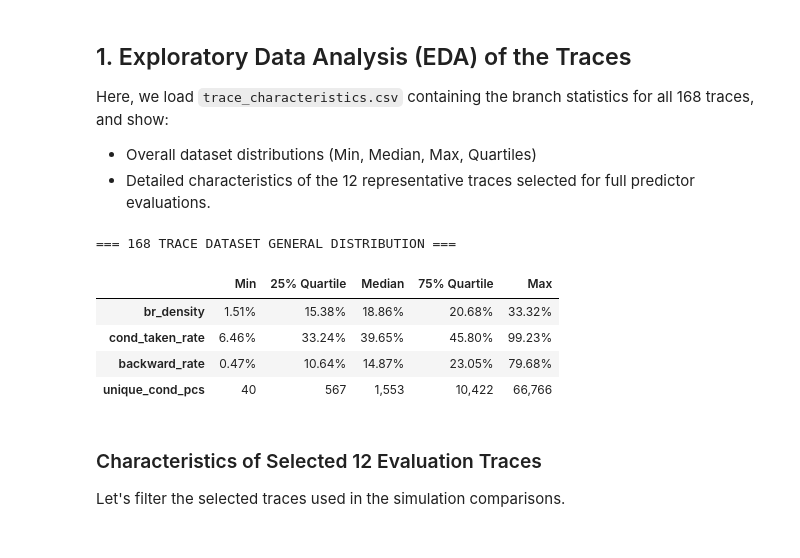
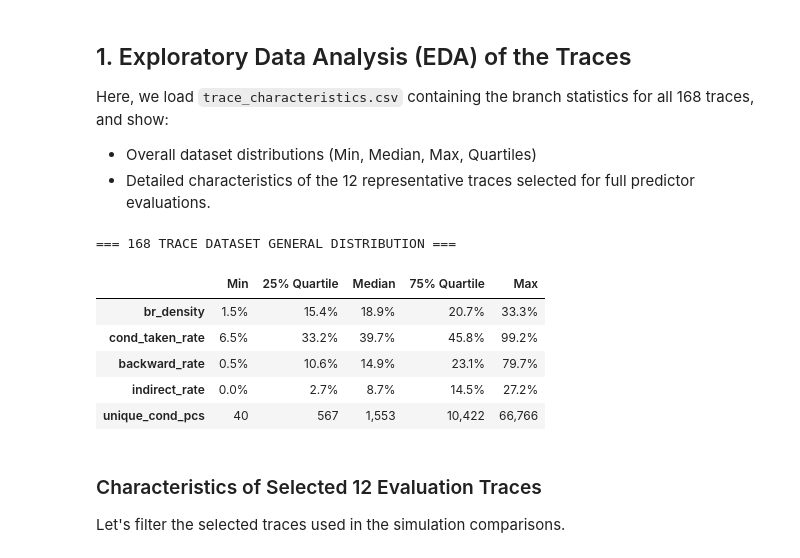
Before and after one commit to AlessandroGhiotto/cbp-ng-26, a Jupyter notebook: profiling/CBP_Predictor_Analysis.ipynb, the cells around one changed output. Cells and saved outputs as stored; diff of their text form; code cells hidden in the pictures.

```diff
--- a/profiling/CBP_Predictor_Analysis.ipynb
+++ b/profiling/CBP_Predictor_Analysis.ipynb
@@ -28,27 +28,32 @@ Here, we load `trace_characteristics.csv` containing the branch statistics for a
 # %%
 # Load trace characteristics
 df_traces = pd.read_csv(TRACE_CHAR_CSV)
 
 # Compute general statistics over the whole set of 168 traces
-summary_metrics = ['br_density', 'cond_taken_rate', 'backward_rate', 'unique_cond_pcs']
+summary_metrics = ['br_density', 'cond_taken_rate', 'backward_rate', 'indirect_rate', 'unique_cond_pcs']
 summary_stats = df_traces[summary_metrics].describe(percentiles=[0.25, 0.5, 0.75]).T
 summary_stats = summary_stats[['min', '25%', '50%', '75%', 'max']]
 summary_stats.columns = ['Min', '25% Quartile', 'Median', '75% Quartile', 'Max']
 
 # Format percentage columns
 for col in ['Min', '25% Quartile', 'Median', '75% Quartile', 'Max']:
-    summary_stats.loc[['br_density', 'cond_taken_rate', 'backward_rate'], col] = \
-        summary_stats.loc[['br_density', 'cond_taken_rate', 'backward_rate'], col].apply(lambda x: f"{x:.2%}")
+    summary_stats.loc[['br_density', 'cond_taken_rate', 'backward_rate', 'indirect_rate'], col] = \
+        summary_stats.loc[['br_density', 'cond_taken_rate', 'backward_rate', 'indirect_rate'], col].apply(lambda x: f"{x:.1%}")
     summary_stats.loc['unique_cond_pcs', col] = f"{int(float(summary_stats.loc['unique_cond_pcs', col])):,}"
 
 print("=== 168 TRACE DATASET GENERAL DISTRIBUTION ===")
 display(summary_stats)
+# print(summary_stats.to_latex(index=True,
+#                   formatters={"name": str.upper},
+#                   float_format="{:.1f}".format,
+#                   ))
 # %% [output]
 === 168 TRACE DATASET GENERAL DISTRIBUTION ===
 |  | Min | 25% Quartile | Median | 75% Quartile | Max |
-| br_density | 1.51% | 15.38% | 18.86% | 20.68% | 33.32% |
-| cond_taken_rate | 6.46% | 33.24% | 39.65% | 45.80% | 99.23% |
-| backward_rate | 0.47% | 10.64% | 14.87% | 23.05% | 79.68% |
+| br_density | 1.5% | 15.4% | 18.9% | 20.7% | 33.3% |
+| cond_taken_rate | 6.5% | 33.2% | 39.7% | 45.8% | 99.2% |
+| backward_rate | 0.5% | 10.6% | 14.9% | 23.1% | 79.7% |
+| indirect_rate | 0.0% | 2.7% | 8.7% | 14.5% | 27.2% |
 | unique_cond_pcs | 40 | 567 | 1,553 | 10,422 | 66,766 |
 # %% [markdown]
 ### Characteristics of Selected 12 Evaluation Traces
```
Also changed, not shown: parts of 4 cells of this notebook, 6 other files.
